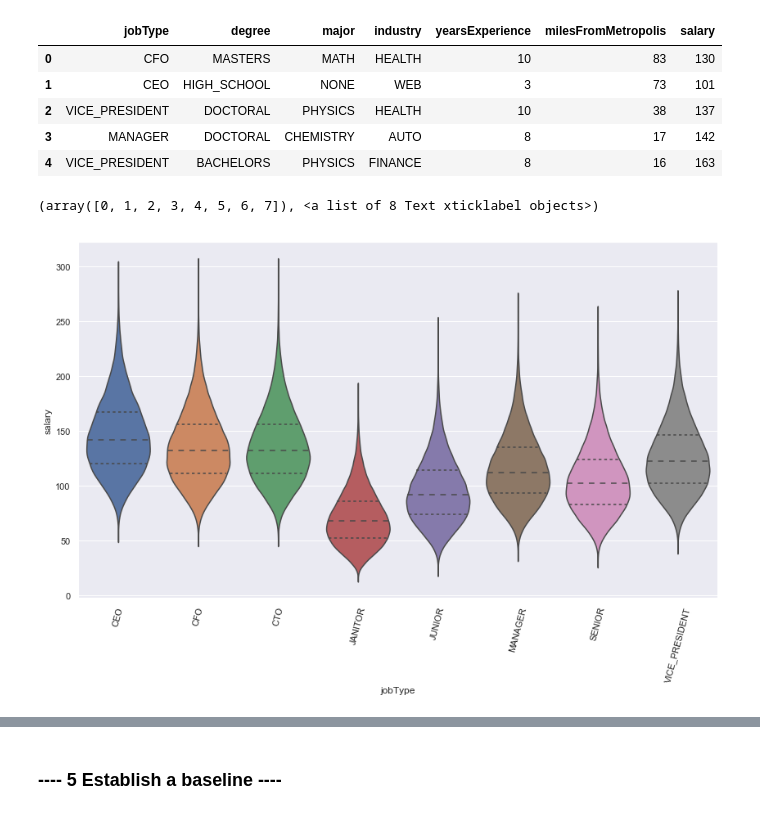
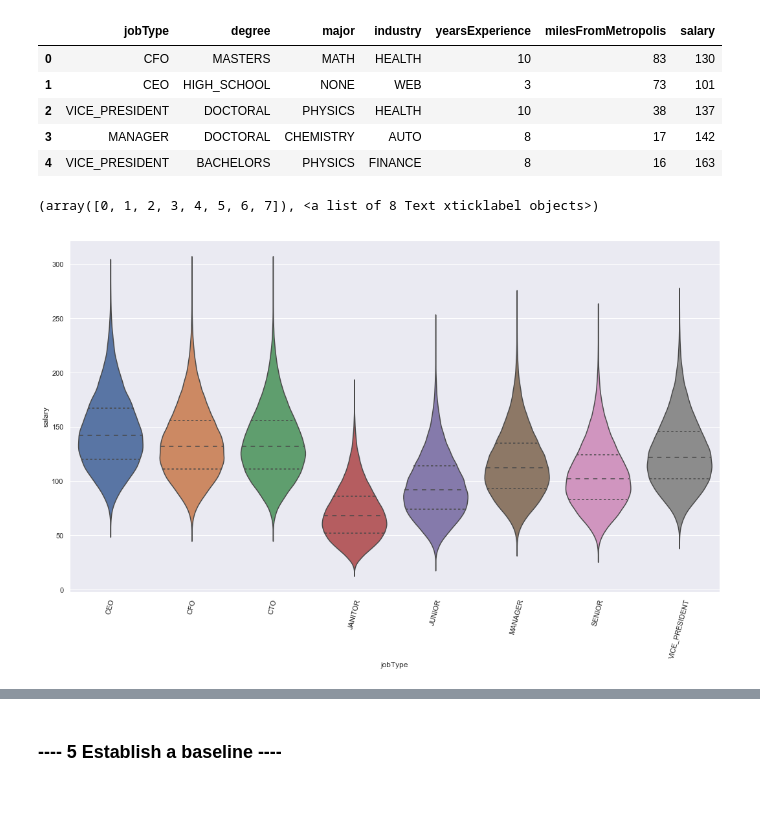
Before and after one commit to deejayrusso/Salary-Prediction-Portfolio, a Jupyter notebook: Salary Prediction Notebook.ipynb, the cells around one changed output, grey strips where cells are left out. Drawn from its saved outputs; the diff is of its cells as text; code cells hidden in the pictures.

```diff
--- a/Salary Prediction Notebook.ipynb
+++ b/Salary Prediction Notebook.ipynb
@@ -284,11 +284,14 @@ train_data.head()
 # %%
 # Repeat visualization for all categorical data to see what factors may affect salary
 
 var = 'jobType'
 data = pd.concat([train_data['salary'], train_data[var]], axis=1)
 fig = sns.violinplot(x=var, y='salary', data=data, scale='count', inner='quartile')
-sns.set(rc={'figure.figsize':(10,6)})
+sns.set(rc={'figure.figsize':(18,12)})
 plt.xticks(rotation=75)
+
+# Highest salaries are CEO, followed by CFO and CTO. Lowest is Janitor followed by Junior
+# Distributions appear normal
 # %% [output]
 (array([0, 1, 2, 3, 4, 5, 6, 7]), <a list of 8 Text xticklabel objects>)
-[figure, old version]
+[figure, new version]
```
Also changed, not shown: parts of 18 cells of this notebook.
